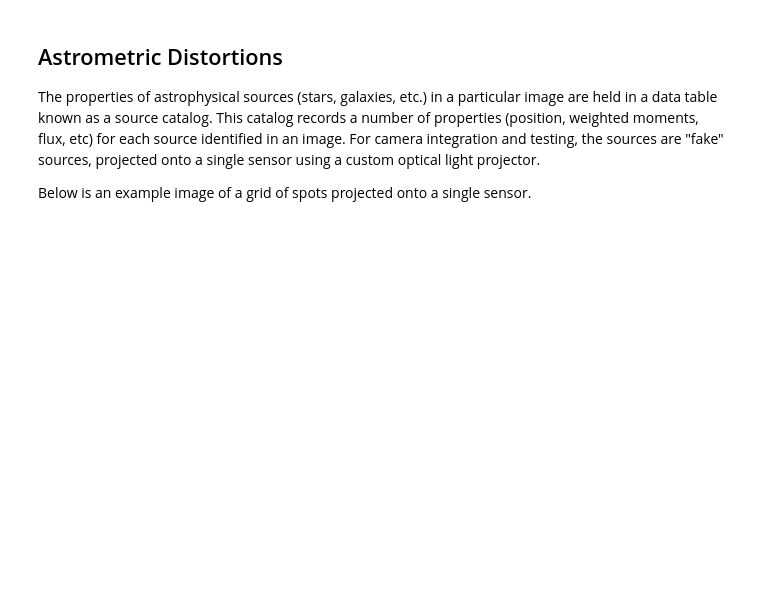
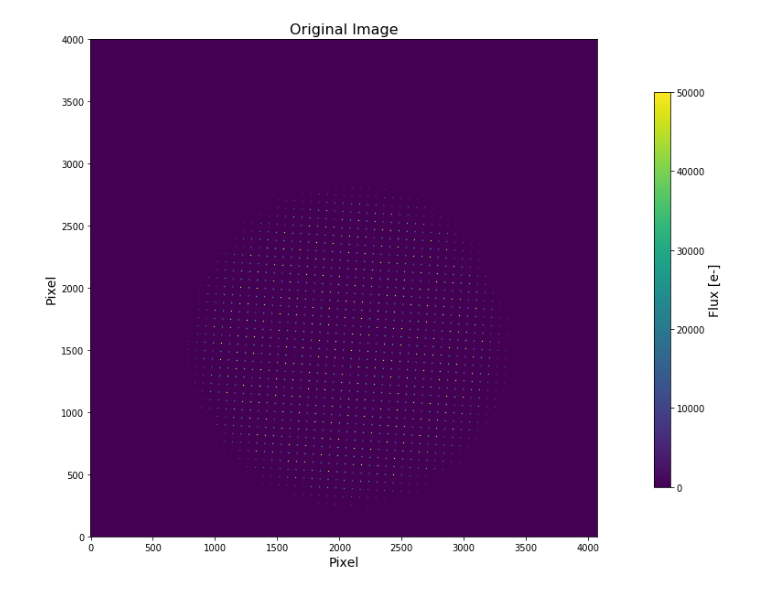
Before and after one commit to Snyder005/ctisim, a Jupyter notebook: notebooks/MeasuringDeferredChargeDistortions.ipynb, the cells around one changed output. Drawn from its saved outputs; the diff is of its cells as text; code cells hidden in the pictures; blank space fills up the shorter version.

```diff
--- a/notebooks/MeasuringDeferredChargeDistortions.ipynb
+++ b/notebooks/MeasuringDeferredChargeDistortions.ipynb
@@ -134,6 +104,38 @@ cbar.set_label('Flux [e-]', fontsize=14)
-# %% [markdown]
-## Astrometric Distortions
-
-The properties of astrophysical sources (stars, galaxies, etc.) in a particular image are held in a data table known as a source catalog.  This catalog records a number of properties (position, weighted moments, flux, etc) for each source identified in an image.  For camera integration and testing, the sources are "fake" sources, projected onto a single sensor using a custom optical light projector.
-
-Below is an example image of a grid of spots projected onto a single sensor.
+# %%
+## Get an image file
+infile = '../examples/data/R02_S02_spot_image.fits'
+
+## Get superdark file
+dark_frame = '../examples/data/R02_S02_superdark.fits'
+
+## Get a superbias file
+bias_frame = '../examples/data/R02_S02_superbias.fits'
+
+## Get a file of gain results
+gain_results_file = '../examples/data/et_results.pkl'
+
+## A fancy way of opening the gain file
+with open(gain_results_file, 'rb') as f:
+    gain_results = pickle.load(f)
+    gains = gain_results.get_amp_gains('R02_S02') # This gives you a 'dictionary' of gain results
+
+## Run make_ccd_mosaic with all our calibration items
+ccd_image = make_ccd_mosaic(infile, bias_frame=bias_frame, dark_frame=dark_frame, gains=gains)
+
+## Get image array
+imarr = ccd_image.getArray()
+
+## Plot images side-by-side
+fig, ax = plt.subplots(1, 1, figsize=(12, 10), sharey=True)
+im0 = ax.imshow(imarr, origin='lower', vmin=10, vmax = 50000.)
+ax.set_ylabel('Pixel', fontsize=14)
+ax.set_xlabel('Pixel', fontsize=14)
+ax.set_title('Original Image', fontsize=16)
+
+## Add a global colorbar
+fig.subplots_adjust(right=0.89)
+cbar_ax = fig.add_axes([0.9, 0.2, 0.02, 0.6])
+cbar = fig.colorbar(im0, cax=cbar_ax)
+cbar.set_label('Flux [e-]', fontsize=14)
+# %% [output]
+[figure, added]
```
Also changed, not shown: parts of 17 cells of this notebook, 1 other file.
